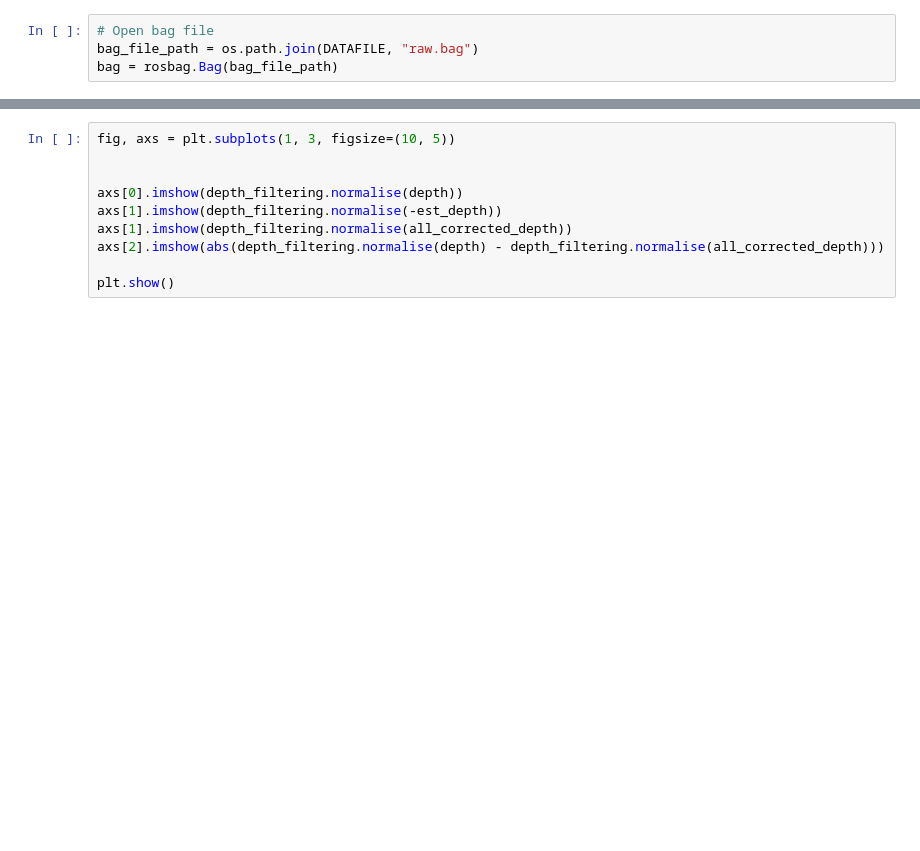
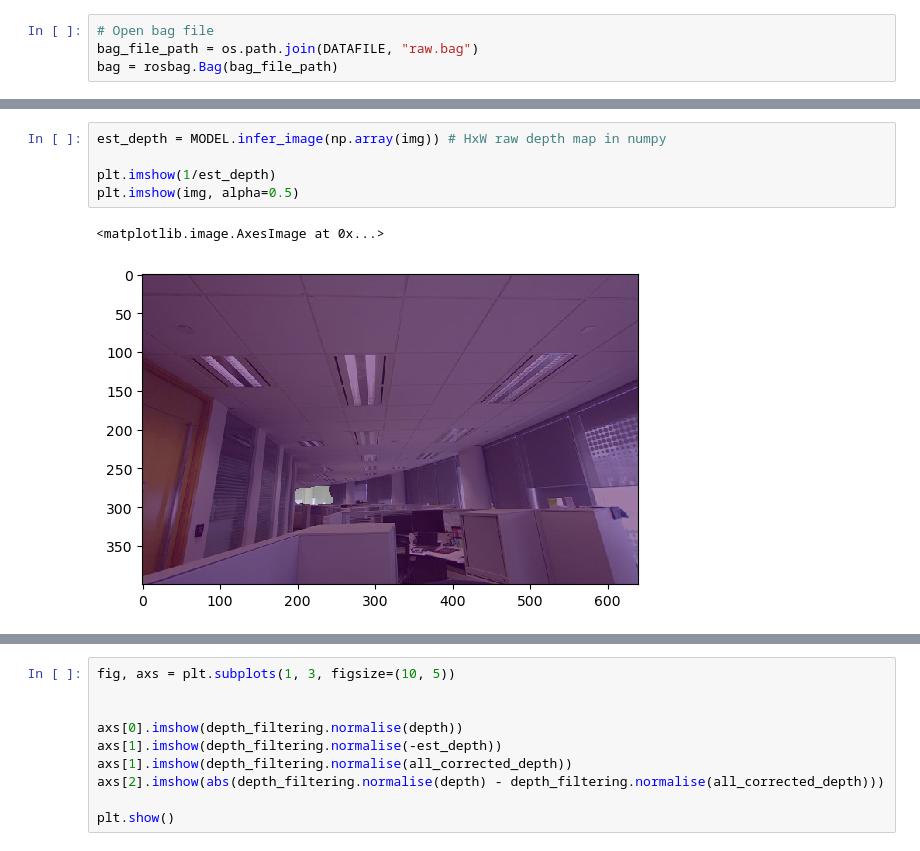
Before and after one commit to tauzn-clock/deep-stereo, a Jupyter notebook: scripts/playground _polynomial.ipynb, the cells around one changed output, grey strips where cells are left out. Drawn from its saved outputs; the diff is of its cells as text; blank space fills up the shorter version.

```diff
--- a/scripts/playground _polynomial.ipynb
+++ b/scripts/playground _polynomial.ipynb
@@ -197,0 +77,8 @@ Percentage of inliers:  0.9921259842519685
+# %%
+est_depth = MODEL.infer_image(np.array(img)) # HxW raw depth map in numpy
+
+plt.imshow(1/est_depth)
+plt.imshow(img, alpha=0.5)
+# %% [output]
+<matplotlib.image.AxesImage at 0x...>
+[figure, added]
```
Also changed, not shown: parts of 10 cells of this notebook.
